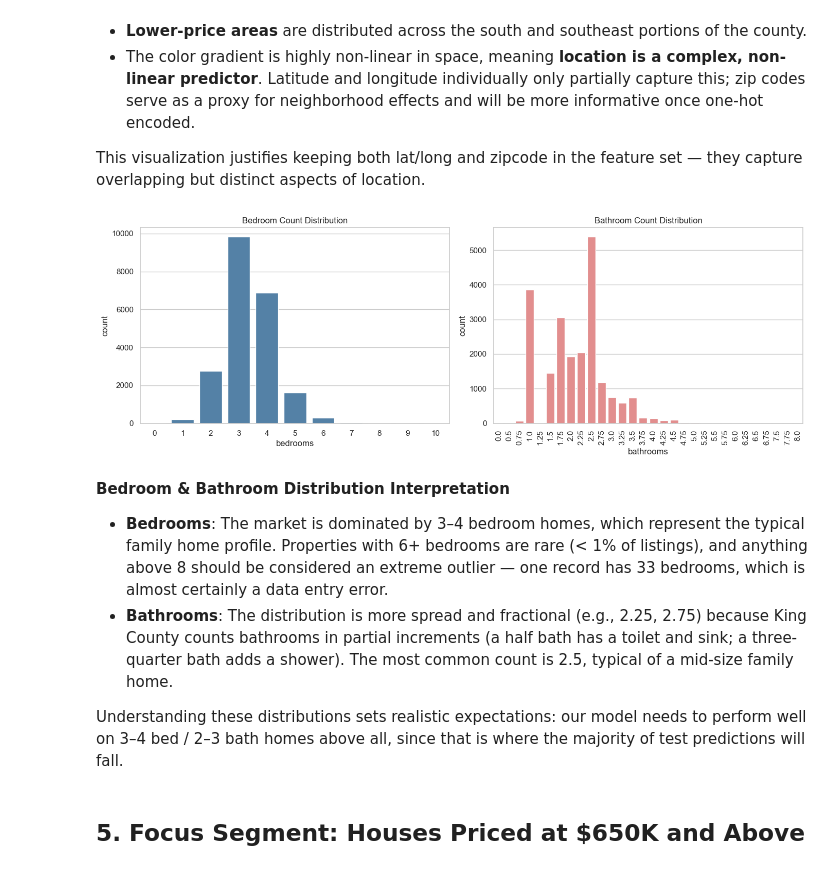
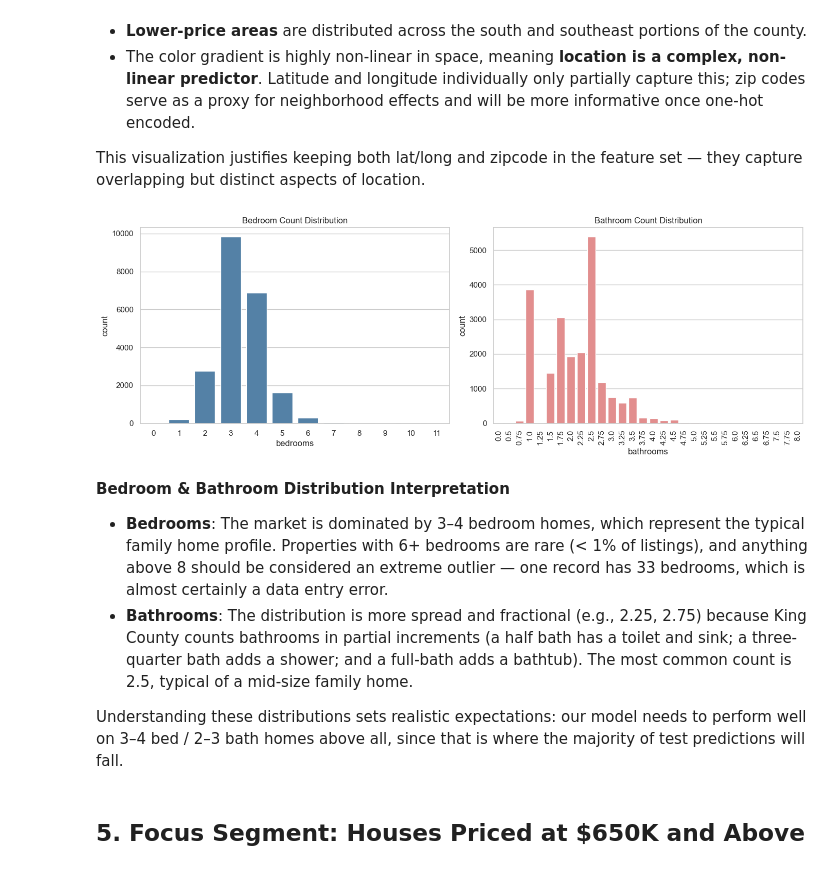
Before and after one commit to brunojrg/house-prices-project, a Jupyter notebook: Notebooks/EDA.ipynb, the cells around one changed output. Cells and saved outputs as stored; diff of their text form; code cells hidden in the pictures.

```diff
--- a/Notebooks/EDA.ipynb
+++ b/Notebooks/EDA.ipynb
@@ -442,23 +437,23 @@ This visualization justifies keeping both lat/long and zipcode in the feature se
 # %%
 # Distribution of bedrooms and bathrooms
 fig, axes = plt.subplots(1, 2, figsize=(14, 5))
 
-sns.countplot(data=df_model[df_model["bedrooms"] <= 10], x="bedrooms", ax=axes[0], color="steelblue")
+sns.countplot(data=df_model, x="bedrooms", ax=axes[0], color="steelblue")
 axes[0].set_title("Bedroom Count Distribution")
 
 sns.countplot(data=df_model, x="bathrooms", ax=axes[1], color="lightcoral", order=sorted(df_model["bathrooms"].unique()))
 axes[1].set_title("Bathroom Count Distribution")
 axes[1].tick_params(axis="x", rotation=90)
 
 plt.tight_layout()
 plt.show()
 # %% [output]
-[figure, old version]
+[figure, new version]
 # %% [markdown]
 **Bedroom & Bathroom Distribution Interpretation**
 
 - **Bedrooms**: The market is dominated by 3–4 bedroom homes, which represent the typical family home profile. Properties with 6+ bedrooms are rare (< 1% of listings), and anything above 8 should be considered an extreme outlier — one record has 33 bedrooms, which is almost certainly a data entry error.
-- **Bathrooms**: The distribution is more spread and fractional (e.g., 2.25, 2.75) because King County counts bathrooms in partial increments (a half bath has a toilet and sink; a three-quarter bath adds a shower). The most common count is 2.5, typical of a mid-size family home.
+- **Bathrooms**: The distribution is more spread and fractional (e.g., 2.25, 2.75) because King County counts bathrooms in partial increments (a half bath has a toilet and sink; a three-quarter bath adds a shower; and a full-bath adds a bathtub). The most common count is 2.5, typical of a mid-size family home.
 
 Understanding these distributions sets realistic expectations: our model needs to perform well on 3–4 bed / 2–3 bath homes above all, since that is where the majority of test predictions will fall.
 # %% [markdown]
```
Also changed, not shown: parts of 21 cells of this notebook.
